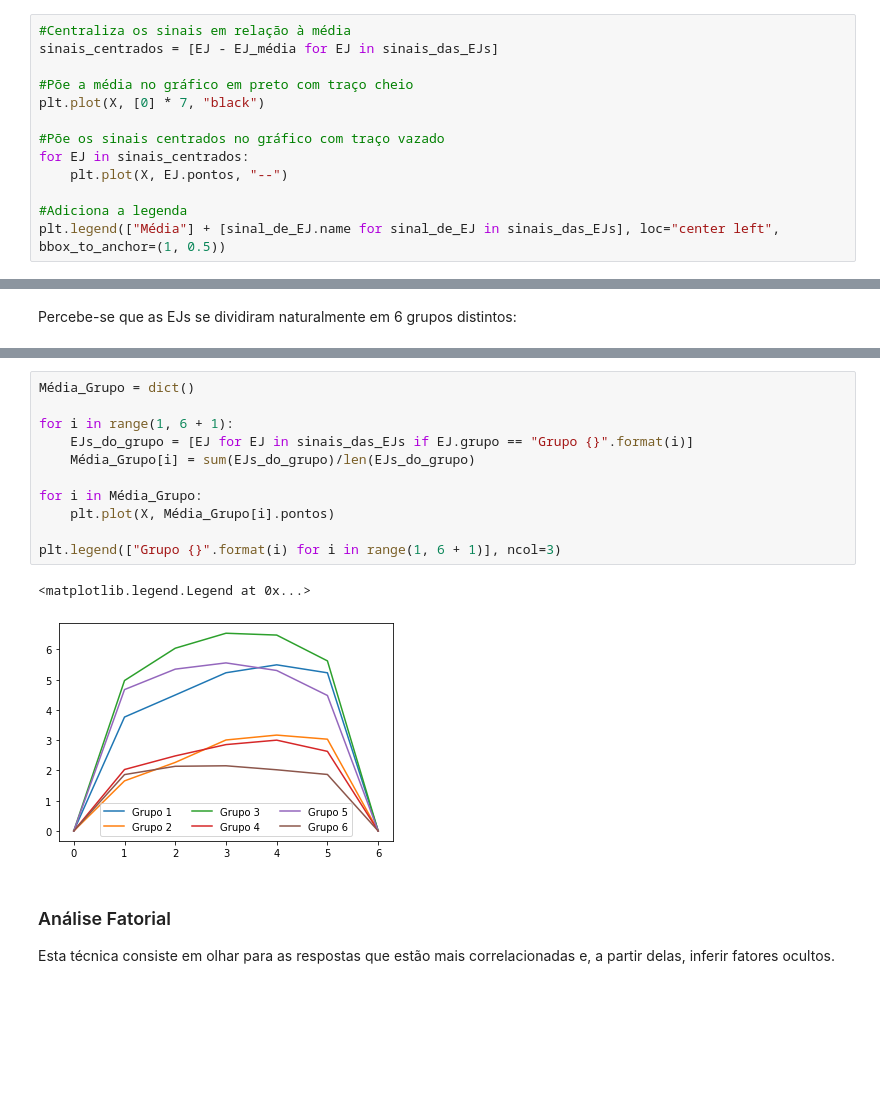
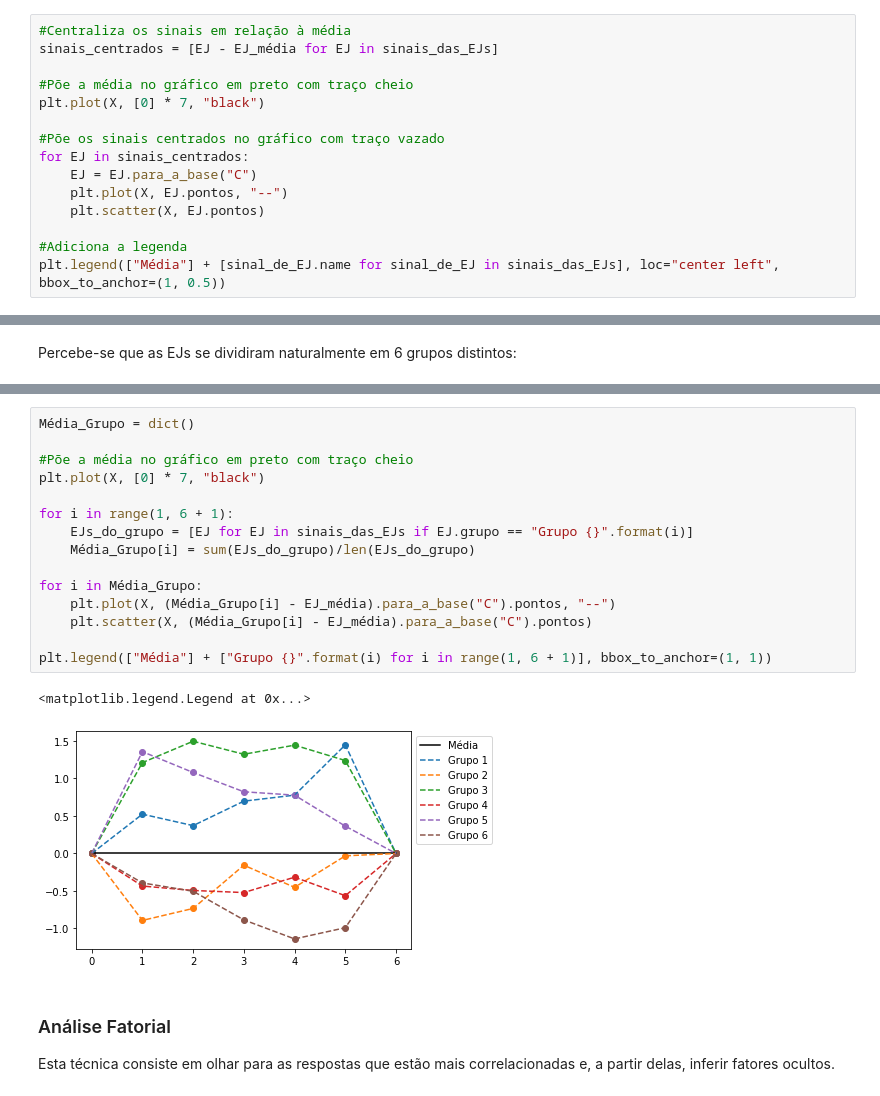
Before and after one commit to gustavomello9600/clusters, a Jupyter notebook: Dores das EJs.ipynb, the cells around one changed output, grey strips where cells are left out. Drawn from its saved outputs; the diff is of its cells as text; blank space fills up the shorter version.

Commit message:
Descrição dos Grupos delineados pela PCA

```diff
--- a/Dores das EJs.ipynb
+++ b/Dores das EJs.ipynb
@@ -398,7 +406,9 @@ plt.plot(X, [0] * 7, "black")
 
 #Põe os sinais centrados no gráfico com traço vazado
 for EJ in sinais_centrados:
+    EJ = EJ.para_a_base("C")
     plt.plot(X, EJ.pontos, "--")
+    plt.scatter(X, EJ.pontos)
 
 #Adiciona a legenda
 plt.legend(["Média"] + [sinal_de_EJ.name for sinal_de_EJ in sinais_das_EJs], loc="center left", bbox_to_anchor=(1, 0.5))
@@ -505,17 +587,21 @@ plt.plot([0, 0], [y_lim_i, y_lim_s], "y--")
 # %%
 Média_Grupo = dict()
+
+#Põe a média no gráfico em preto com traço cheio
+plt.plot(X, [0] * 7, "black")
 
 for i in range(1, 6 + 1):
     EJs_do_grupo = [EJ for EJ in sinais_das_EJs if EJ.grupo == "Grupo {}".format(i)]
     Média_Grupo[i] = sum(EJs_do_grupo)/len(EJs_do_grupo)
 
 for i in Média_Grupo:
-    plt.plot(X, Média_Grupo[i].pontos)
+    plt.plot(X, (Média_Grupo[i] - EJ_média).para_a_base("C").pontos, "--")
+    plt.scatter(X, (Média_Grupo[i] - EJ_média).para_a_base("C").pontos)
 
-plt.legend(["Grupo {}".format(i) for i in range(1, 6 + 1)], ncol=3)
+plt.legend(["Média"] + ["Grupo {}".format(i) for i in range(1, 6 + 1)], bbox_to_anchor=(1, 1))
 # %% [output]
 <matplotlib.legend.Legend at 0x...>
-[figure, old version]
+[figure, new version]
 # %% [markdown]
 ### Análise Fatorial
 
```
Also changed, not shown: parts of 12 cells of this notebook.
